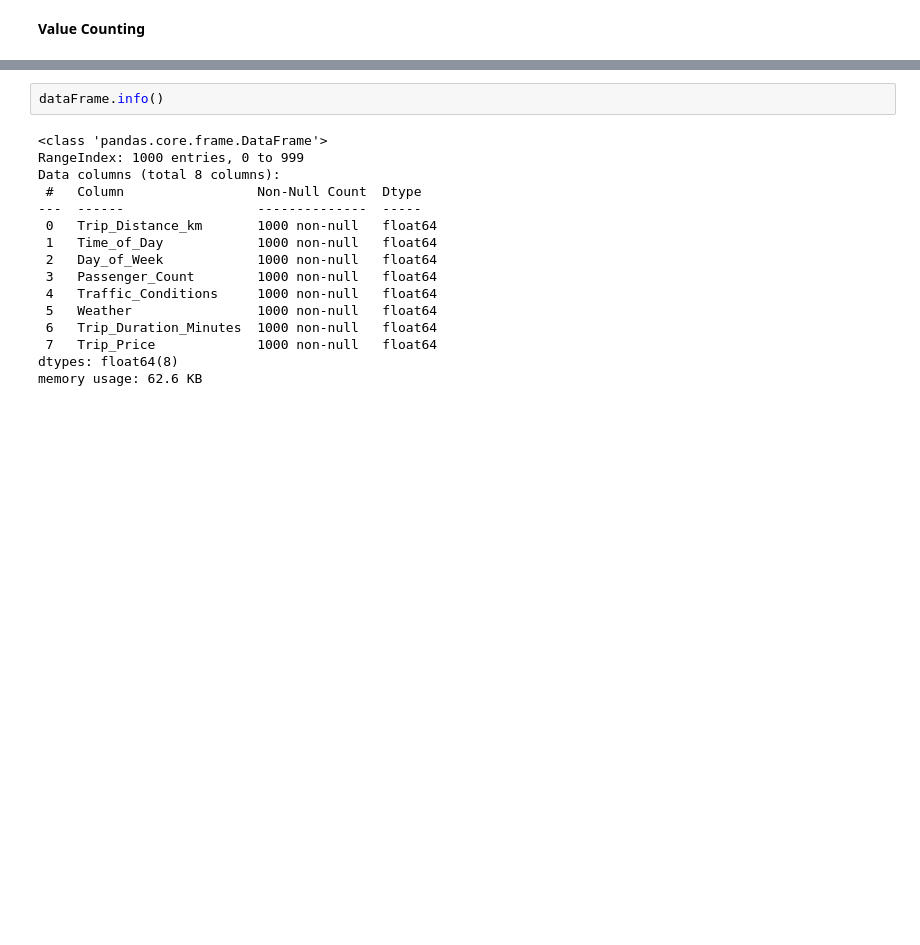
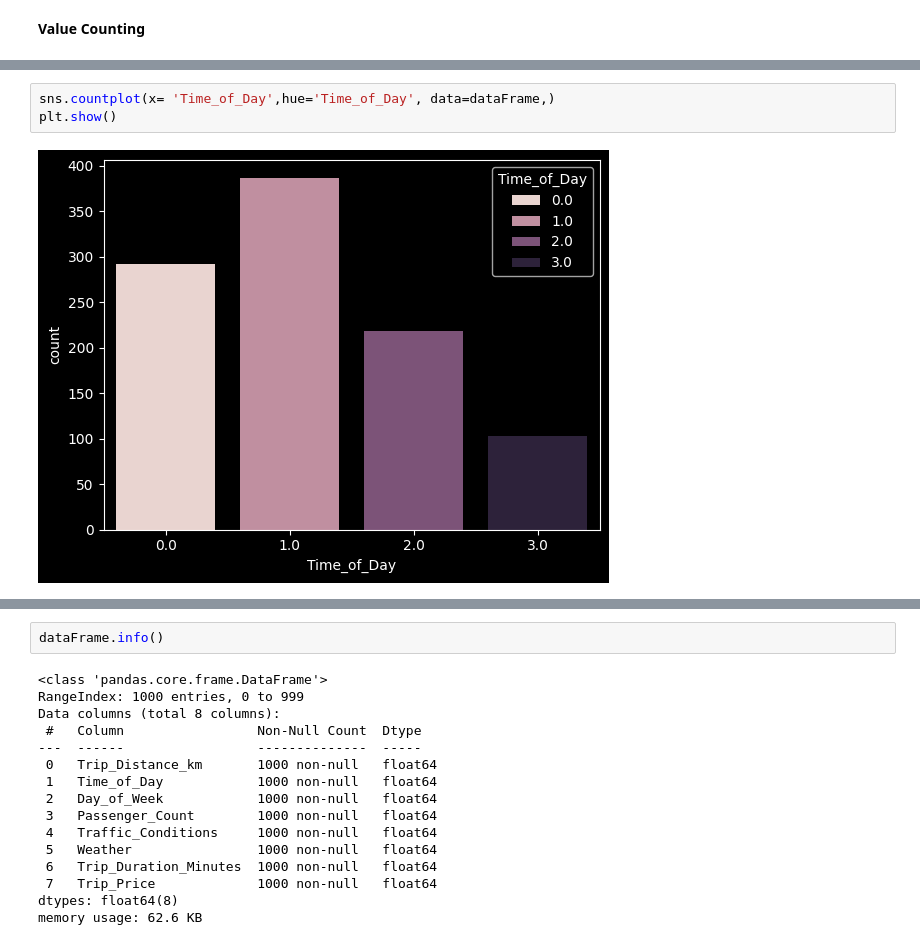
Before and after one commit to MahdiHaroun/ML-Taxi_Prices-Beta, a Jupyter notebook: The_Model.ipynb, the cells around one changed output, grey strips where cells are left out. Saved outputs shown, nothing was run; the diff lists cells and outputs as text; blank space fills up the shorter version.

```diff
--- a/The_Model.ipynb
+++ b/The_Model.ipynb
@@ -216,4 +226,9 @@ Time_of_Day
 Name: count, dtype: int64
+# %%
+sns.countplot(x= 'Time_of_Day',hue='Time_of_Day', data=dataFrame,)
+plt.show()
+# %% [output]
+[figure, added]
 # %%
 dataFrame['Weather'].value_counts()
 # %% [output]
```
Also changed, not shown: parts of 16 cells of this notebook.
